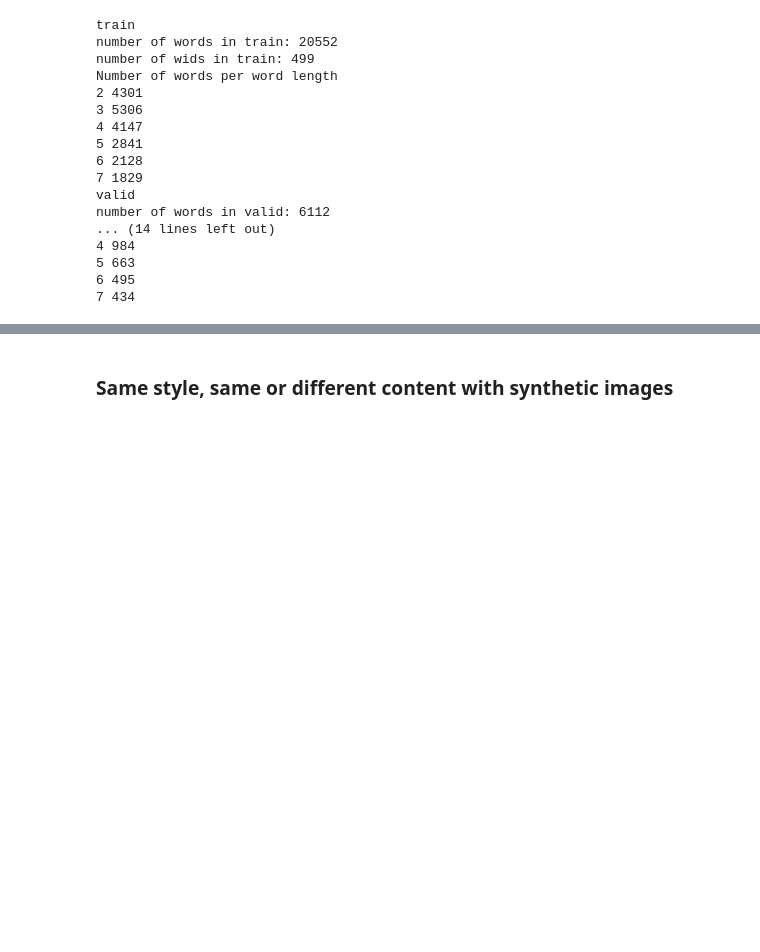
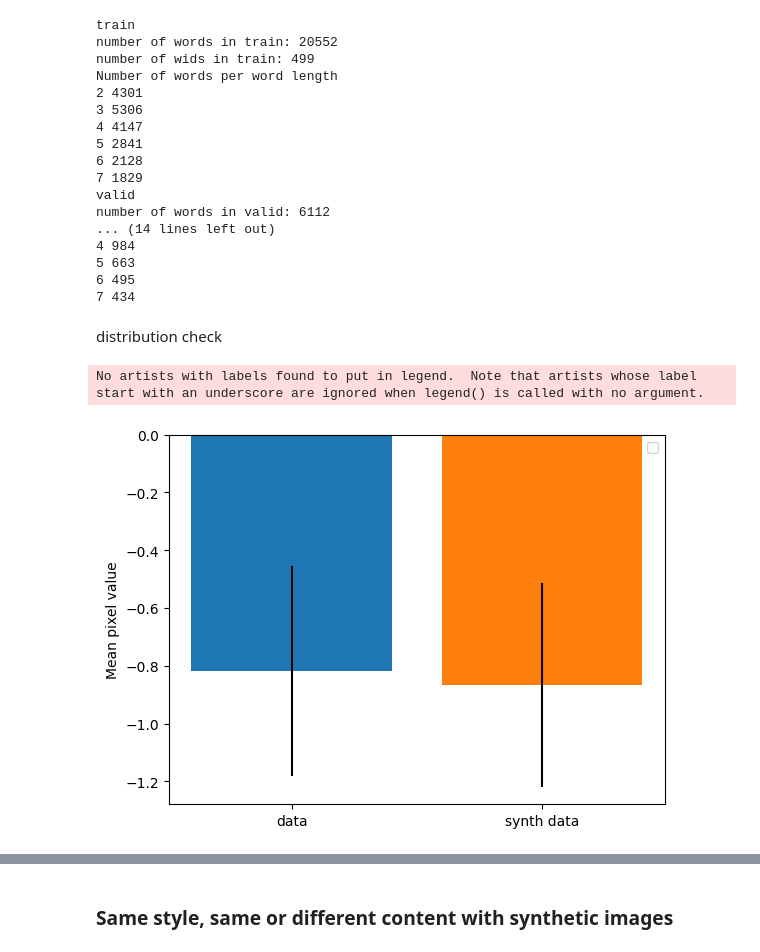
Before and after one commit to Lisa-dk/self-supervised-htr, a Jupyter notebook: small_experiments/style_exp.ipynb, the cells around one changed output, grey strips where cells are left out. Saved outputs shown, nothing was run; the diff lists cells and outputs as text; code cells hidden in the pictures; blank space fills up the shorter version.

```diff
--- a/small_experiments/style_exp.ipynb
+++ b/small_experiments/style_exp.ipynb
@@ -92,0 +116,34 @@ data_train = RIMES_data(data_train, input_size=input_size, tokenizer=tokenizer,
+# %% [markdown]
+distribution check
+# %%
+means_data = []
+stds_data = []
+
+means_synth = []
+stds_synth = []
+
+for batch in train_loader:
+    imgs, gen_imgs, gt_labels, _ = batch
+    gt_labels = torch.nn.functional.one_hot(gt_labels.long(), 56).float()
+
+    imgs = imgs.to(device)
+    gen_imgs = gen_imgs.to(device).squeeze(2)
+    gt_labels = gt_labels.to(device)
+
+    synth_imgs = gen_model(gen_imgs, gt_labels)
+
+    means_data += torch.mean(imgs, dim=[2,3]).cpu().squeeze().numpy().tolist()
+    means_synth += torch.mean(synth_imgs.detach(), dim=[2,3]).cpu().squeeze().numpy().tolist()
+
+    stds_data += torch.std(imgs, dim=[2,3]).cpu().squeeze().numpy().tolist()
+    stds_synth += torch.std(synth_imgs.detach(), dim=[2,3]).cpu().squeeze().numpy().tolist()
+# %%
+plt.bar(['data'], np.mean(means_data), yerr=np.mean(stds_data))
+plt.bar(['synth data'], np.mean(means_synth), yerr=np.mean(stds_synth))
+plt.ylabel('Mean pixel value')
+# plt.xticks(labels=['data', 'synth data'])
+plt.legend()
+plt.show()
+# %% [output]
+No artists with labels found to put in legend.  Note that artists whose label start with an underscore are ignored when legend() is called with no argument.
+[figure, added]
```
Also changed, not shown: parts of 16 cells of this notebook.
